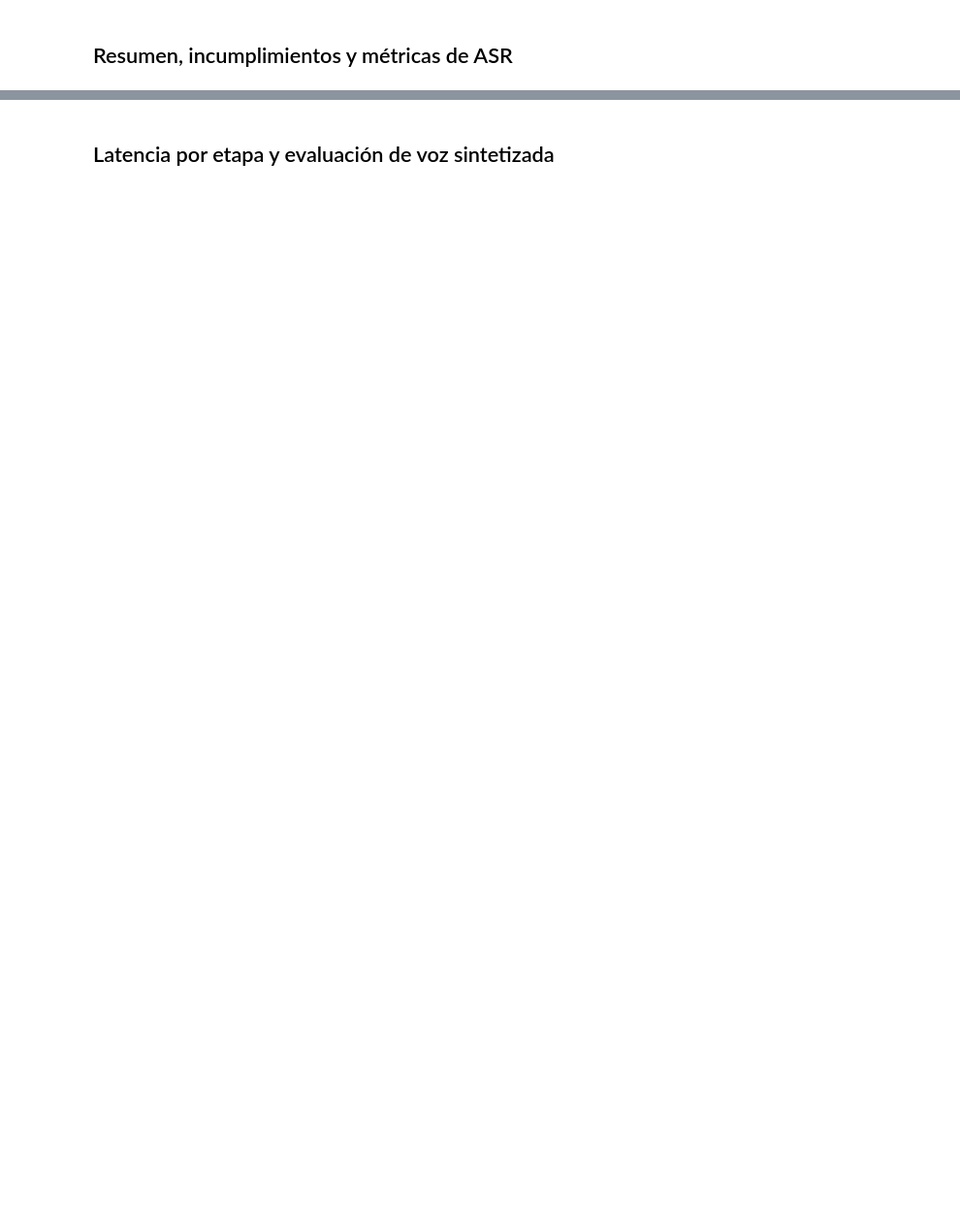
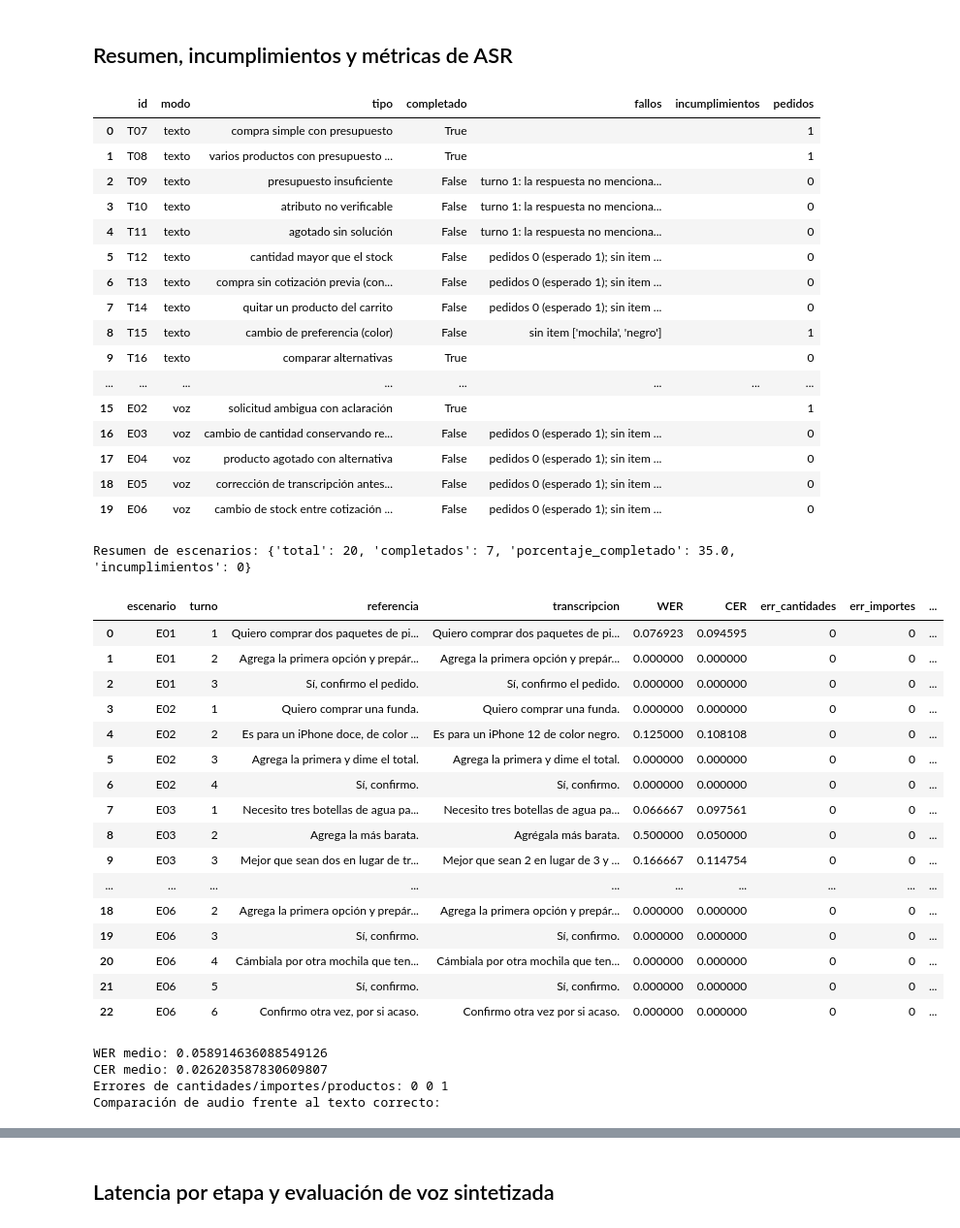
Before and after one commit to Codenid/asistente-compras-por-voz, a Jupyter notebook: notebooks/07_pruebas_y_resultados.ipynb, the cells around one changed output, grey strips where cells are left out. Shown at 97% size. Drawn from its saved outputs; the diff is of its cells as text; code cells hidden in the pictures; blank space fills up the shorter version.

Commit message:
Mejorar robustez y auditar escenarios del notebook 07

```diff
--- a/notebooks/07_pruebas_y_resultados.ipynb
+++ b/notebooks/07_pruebas_y_resultados.ipynb
@@ -179,0 +164,17 @@ AssertionError: Completa las grabaciones requeridas antes de ejecutar la evaluac
+# %%
+esperados = [
+    turno["audio"]
+    for escenario in ESCENARIOS
+    if escenario["modo"] == "voz"
+    for turno in escenario["turnos"]
+]
+
+for persona in ["diego", "elsa", "nicole"]:
+    carpeta = ROOT / "data" / "scenario_audio" / persona
+    faltantes = [
+        nombre for nombre in esperados
+        if not (carpeta / nombre).is_file()
+    ]
+    print(f"{persona}: {len(esperados) - len(faltantes)}/{len(esperados)}")
+    if faltantes:
+        print("  Faltan:", faltantes)
@@ -179,0 +185,14 @@ AssertionError: Completa las grabaciones requeridas antes de ejecutar la evaluac
+# %%
+# Seleccionar al comprador que vamos a evaluar.
+PERSONA = "nicole"
+RUTA_AUDIOS = ROOT / "data" / "scenario_audio" / PERSONA
+
+# Actualizar la variable que utiliza la evaluación.
+FALTAN = [
+    nombre for nombre in esperados
+    if not (RUTA_AUDIOS / nombre).is_file()
+]
+
+print("Persona:", PERSONA)
+print("Ruta:", RUTA_AUDIOS)
+print("FALTAN:", FALTAN)
@@ -182,22 +360,56 @@ AssertionError: Completa las grabaciones requeridas antes de ejecutar la evaluac
 # %%
 TODOS = RES_TEXTO + RES_VOZ
 MATRIZ = tabla_escenarios(TODOS)
 display(MATRIZ)
 print("Resumen de escenarios:", resumen_escenarios(TODOS))
 
 ASR_METRICAS = tabla_asr(RES_VOZ)
 display(ASR_METRICAS)
 if len(ASR_METRICAS):
     print("WER medio:", ASR_METRICAS.WER.mean())
     print("CER medio:", ASR_METRICAS.CER.mean())
     print("Errores de cantidades/importes/productos:",
           ASR_METRICAS.err_cantidades.sum(), ASR_METRICAS.err_importes.sum(), ASR_METRICAS.err_productos.sum())
 
-COMPARACION_ASR = pd.DataFrame([
-    {"escenario": audio["id"], "completado_con_audio": audio["completado"],
-     "completado_con_transcripcion_correcta": texto["completado"],
-     "diferencia_por_asr": bool(audio["completado"] != texto["completado"])}
-    for audio, texto in zip(RES_VOZ, RES_VOZ_TEXTO)
-])
-print("Efecto de sustituir la transcripción ASR por el texto correcto:")
+print("Comparación de audio frente al texto correcto:")
 display(COMPARACION_ASR)
+# %% [output]
+|  | id | modo | tipo | completado | fallos | incumplimientos | pedidos |
+| 0 | T07 | texto | compra simple con presupuesto | True |  |  | 1 |
+| 1 | T08 | texto | varios productos con presupuesto ... | True |  |  | 1 |
+| 2 | T09 | texto | presupuesto insuficiente | False | turno 1: la respuesta no menciona... |  | 0 |
+| 3 | T10 | texto | atributo no verificable | False | turno 1: la respuesta no menciona... |  | 0 |
+| 4 | T11 | texto | agotado sin solución | False | turno 1: la respuesta no menciona... |  | 0 |
+| 5 | T12 | texto | cantidad mayor que el stock | False | pedidos 0 (esperado 1); sin item ... |  | 0 |
+| 6 | T13 | texto | compra sin cotización previa (con... | False | pedidos 0 (esperado 1); sin item ... |  | 0 |
+| 7 | T14 | texto | quitar un producto del carrito | False | pedidos 0 (esperado 1); sin item ... |  | 0 |
+| 8 | T15 | texto | cambio de preferencia (color) | False | sin item ['mochila', 'negro'] |  | 1 |
+| 9 | T16 | texto | comparar alternativas | True |  |  | 0 |
+| ... | ... | ... | ... | ... | ... | ... | ... |
+| 15 | E02 | voz | solicitud ambigua con aclaración | True |  |  | 1 |
+| 16 | E03 | voz | cambio de cantidad conservando re... | False | pedidos 0 (esperado 1); sin item ... |  | 0 |
+| 17 | E04 | voz | producto agotado con alternativa | False | pedidos 0 (esperado 1); sin item ... |  | 0 |
+| 18 | E05 | voz | corrección de transcripción antes... | False | pedidos 0 (esperado 1); sin item ... |  | 0 |
+| 19 | E06 | voz | cambio de stock entre cotización ... | False | pedidos 0 (esperado 1); sin item ... |  | 0 |
+Resumen de escenarios: {'total': 20, 'completados': 7, 'porcentaje_completado': 35.0, 'incumplimientos': 0}
+|  | escenario | turno | referencia | transcripcion | WER | CER | err_cantidades | err_importes | ... |
+| 0 | E01 | 1 | Quiero comprar dos paquetes de pi... | Quiero comprar dos paquetes de pi... | 0.076923 | 0.094595 | 0 | 0 | ... |
+| 1 | E01 | 2 | Agrega la primera opción y prepár... | Agrega la primera opción y prepár... | 0.000000 | 0.000000 | 0 | 0 | ... |
+| 2 | E01 | 3 | Sí, confirmo el pedido. | Sí, confirmo el pedido. | 0.000000 | 0.000000 | 0 | 0 | ... |
+| 3 | E02 | 1 | Quiero comprar una funda. | Quiero comprar una funda. | 0.000000 | 0.000000 | 0 | 0 | ... |
+| 4 | E02 | 2 | Es para un iPhone doce, de color ... | Es para un iPhone 12 de color negro. | 0.125000 | 0.108108 | 0 | 0 | ... |
+| 5 | E02 | 3 | Agrega la primera y dime el total. | Agrega la primera y dime el total. | 0.000000 | 0.000000 | 0 | 0 | ... |
+| 6 | E02 | 4 | Sí, confirmo. | Sí, confirmo. | 0.000000 | 0.000000 | 0 | 0 | ... |
+| 7 | E03 | 1 | Necesito tres botellas de agua pa... | Necesito tres botellas de agua pa... | 0.066667 | 0.097561 | 0 | 0 | ... |
+| 8 | E03 | 2 | Agrega la más barata. | Agrégala más barata. | 0.500000 | 0.050000 | 0 | 0 | ... |
+| 9 | E03 | 3 | Mejor que sean dos en lugar de tr... | Mejor que sean 2 en lugar de 3 y ... | 0.166667 | 0.114754 | 0 | 0 | ... |
+| ... | ... | ... | ... | ... | ... | ... | ... | ... | ... |
+| 18 | E06 | 2 | Agrega la primera opción y prepár... | Agrega la primera opción y prepár... | 0.000000 | 0.000000 | 0 | 0 | ... |
+| 19 | E06 | 3 | Sí, confirmo. | Sí, confirmo. | 0.000000 | 0.000000 | 0 | 0 | ... |
+| 20 | E06 | 4 | Cámbiala por otra mochila que ten... | Cámbiala por otra mochila que ten... | 0.000000 | 0.000000 | 0 | 0 | ... |
+| 21 | E06 | 5 | Sí, confirmo. | Sí, confirmo. | 0.000000 | 0.000000 | 0 | 0 | ... |
+| 22 | E06 | 6 | Confirmo otra vez, por si acaso. | Confirmo otra vez por si acaso. | 0.000000 | 0.000000 | 0 | 0 | ... |
+WER medio: 0.058914636088549126
+CER medio: 0.026203587830609807
+Errores de cantidades/importes/productos: 0 0 1
+Comparación de audio frente al texto correcto:
```
Also changed, not shown: parts of 16 cells of this notebook, 6 other files.
